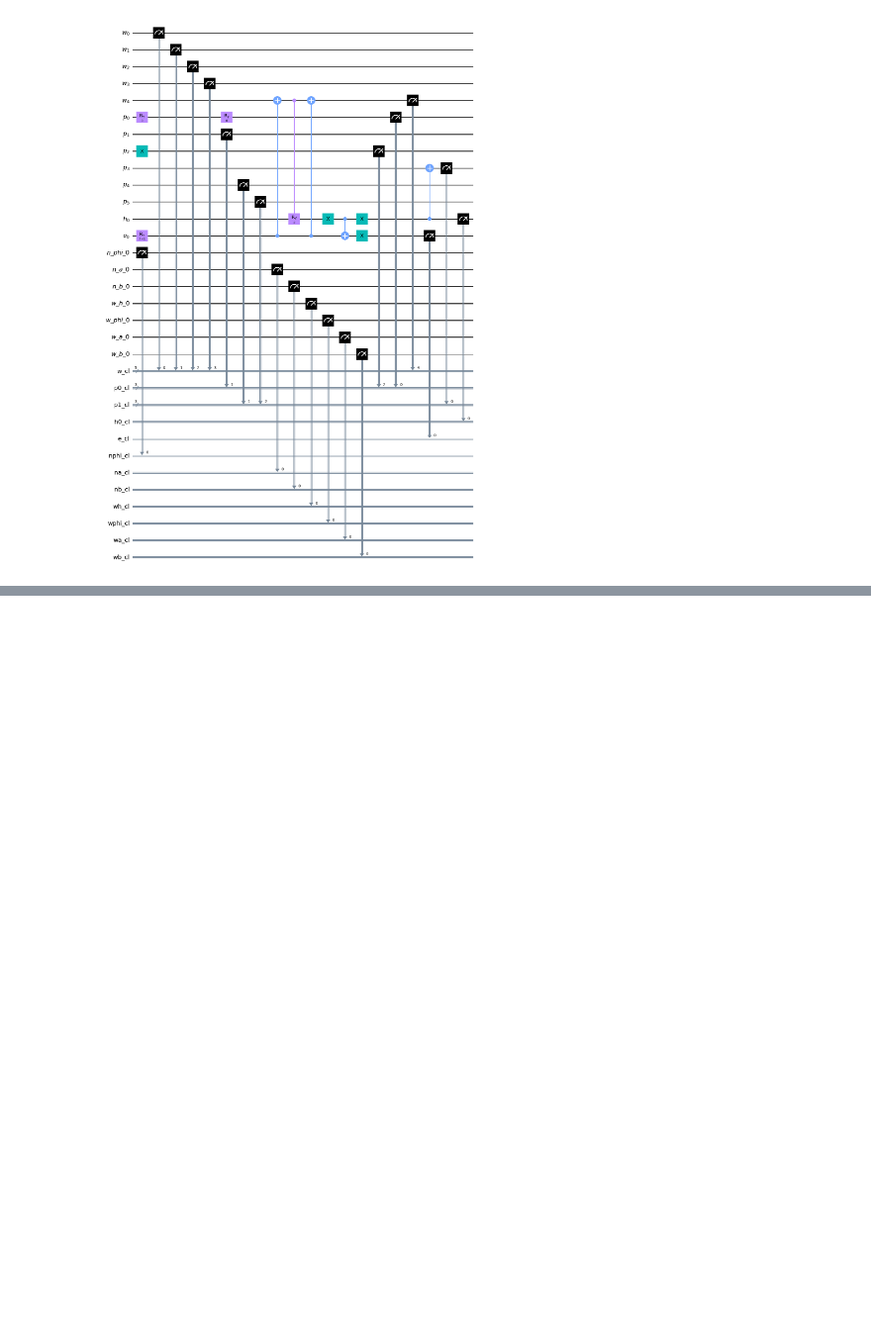
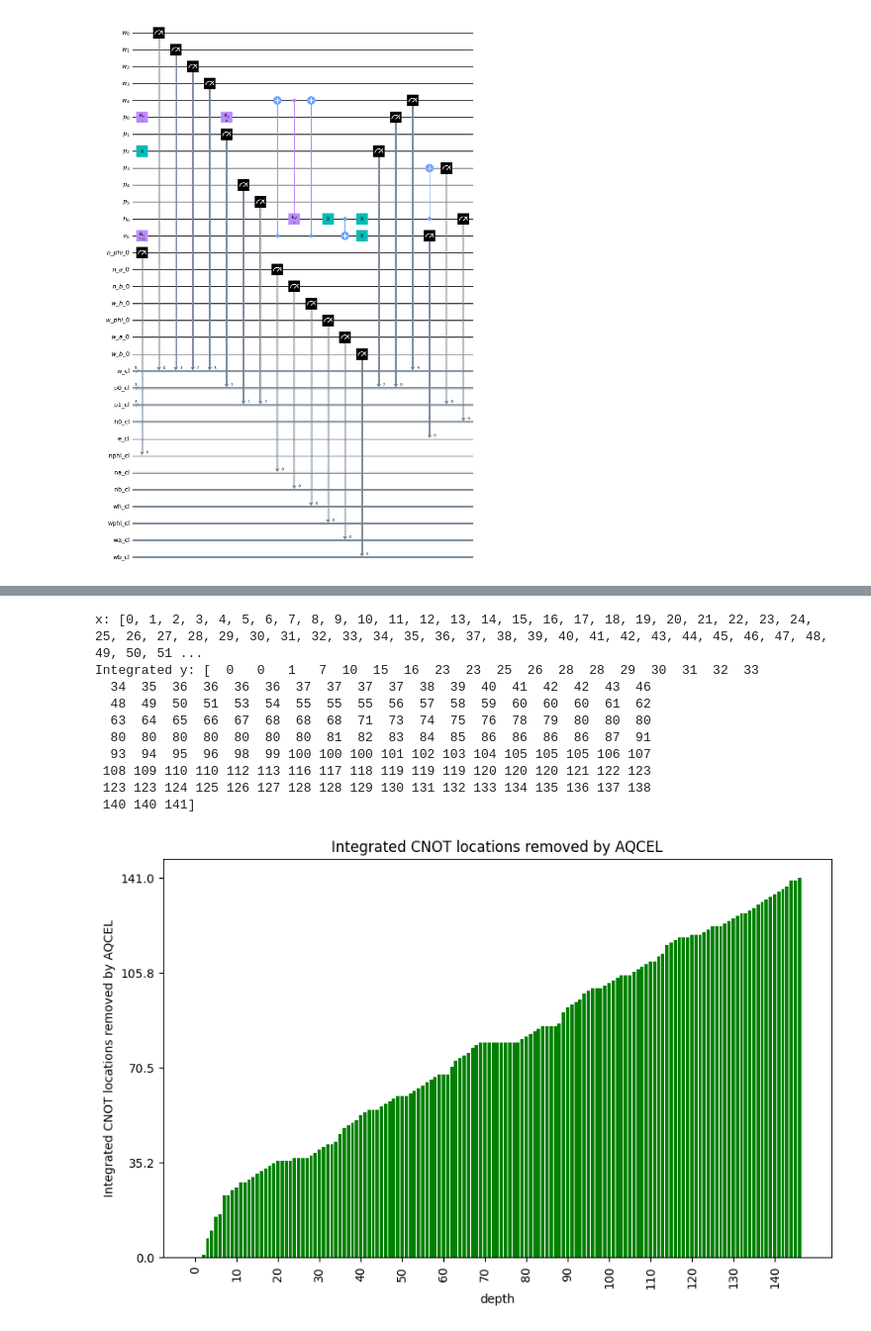
Before and after one commit to LBNL-HEP-QIS/QuantumPartonShower, a Jupyter notebook: qiskit_code/PS_LBNL_not_decomposed_1step.ipynb, the cells around one changed output, grey strips where cells are left out. Shown at 99% size. Drawn from its saved outputs; the diff is of its cells as text; code cells hidden in the pictures; blank space fills up the shorter version.

```diff
--- a/qiskit_code/PS_LBNL_not_decomposed_1step.ipynb
+++ b/qiskit_code/PS_LBNL_not_decomposed_1step.ipynb
@@ -442,0 +194,72 @@ aqcel_results_cc_2.count_ops()
+# %%
+# AQCELによって取り除かれたCNOTの位置を積分したもの
+
+######################################################
+##### Integrated CNOT locations removed by AQCEL #####
+######################################################
+
+# これより上のメッセージは無視してください
+# 次のようなグラフを書いてください
+# Pythonでmatplotlibを用いてください。ax.は使わずplt.を用いてください
+# リスト'depth_ls'の中身はCNOTの消された位置(depth）を表しています。リストは自分で用意するのでコードに含めないでください
+# リストのある要素nに対して、nがm個あれば横軸（depth)がnに対してmと一つ前の区間の高さの合計の高さとなるような棒グラフを出力してください
+# グラフのタイトルは'Integrated CNOT locations removed by AQCEL'
+# グラフのx軸は'depth'
+# グラフのy軸は'Integrated CNOT locations removed by AQCEL'
+# x軸の目盛りは0から始めて最大値まで10の倍数ごとに表示。隣り合う文字がかぶるようなら文字サイズか文字の向きで調整してください。
+# y軸の目盛りは0から始めて最大値までおおよそ均等に5つ程度表示。ただし縦軸の最大値が4以下の場合は見やすいように適切に目盛りを設定してください。目盛りの値は5の倍数または10の倍数にしてください。
+# 適切な名前をつけて保存してください。ただし他にも似たようなグラフをたくさん作るので被らないようになるべく細かく指定して名前をつけてください。保存場所は'figures/'です
+# グラフの色は緑にしてください
+# debugしやすいように、代入した変数全てについてできるだけ細かくprint関数で出力してください。また、printされた値が何かわかるように簡単な説明も一緒にprintしてください。
+
+
+import matplotlib.pyplot as plt
+from collections import Counter
+import numpy as np
+
+# depth_ls = ...  # データの定義
+
+# CNOTが取り除かれた位置をカウント
+counts = Counter(depth_ls)
+max_depth = max(depth_ls)
+
+# x軸とy軸のデータを生成
+x = list(range(max_depth+1))
+y = [counts.get(i, 0) for i in x]
+
+# 積分（累積和）を計算
+integrated_y_ls = np.cumsum(y)
+
+print("x:", x)
+print("Integrated y:", integrated_y_ls)
+
+# グラフを描画
+plt.figure(figsize=(10, 6))
+plt.bar(x, integrated_y_ls, color='green')
+
+# タイトルと軸のラベルを設定
+plt.title('Integrated CNOT locations removed by AQCEL')
+plt.xlabel('depth')
+plt.ylabel('Integrated CNOT locations removed by AQCEL')
+
+# x軸とy軸の範囲と目盛りを設定
+plt.xticks(np.arange(0, max(x)+1, 10), rotation='vertical')
+plt.yticks(np.linspace(0, max(integrated_y_ls), 5))
+
+# グラフを保存
+plt.savefig('figures/integrated_cnot_locations_removed_by_aqcel.png', bbox_inches='tight')
+
+# グラフを表示
+plt.show()
+# %% [output]
+x: [0, 1, 2, 3, 4, 5, 6, 7, 8, 9, 10, 11, 12, 13, 14, 15, 16, 17, 18, 19, 20, 21, 22, 23, 24, 25, 26, 27, 28, 29, 30, 31, 32, 33, 34, 35, 36, 37, 38, 39, 40, 41, 42, 43, 44, 45, 46, 47, 48, 49, 50, 51 ...
+Integrated y: [  0   0   1   7  10  15  16  23  23  25  26  28  28  29  30  31  32  33
+  34  35  36  36  36  36  37  37  37  37  38  39  40  41  42  42  43  46
+  48  49  50  51  53  54  55  55  55  56  57  58  59  60  60  60  61  62
+  63  64  65  66  67  68  68  68  71  73  74  75  76  78  79  80  80  80
+  80  80  80  80  80  80  80  81  82  83  84  85  86  86  86  86  87  91
+  93  94  95  96  98  99 100 100 100 101 102 103 104 105 105 105 106 107
+ 108 109 110 110 112 113 116 117 118 119 119 119 120 120 120 121 122 123
+ 123 123 124 125 126 127 128 128 129 130 131 132 133 134 135 136 137 138
+ 140 140 141]
+[figure, added]
```
Also changed, not shown: parts of 28 cells of this notebook, 20 other files.
